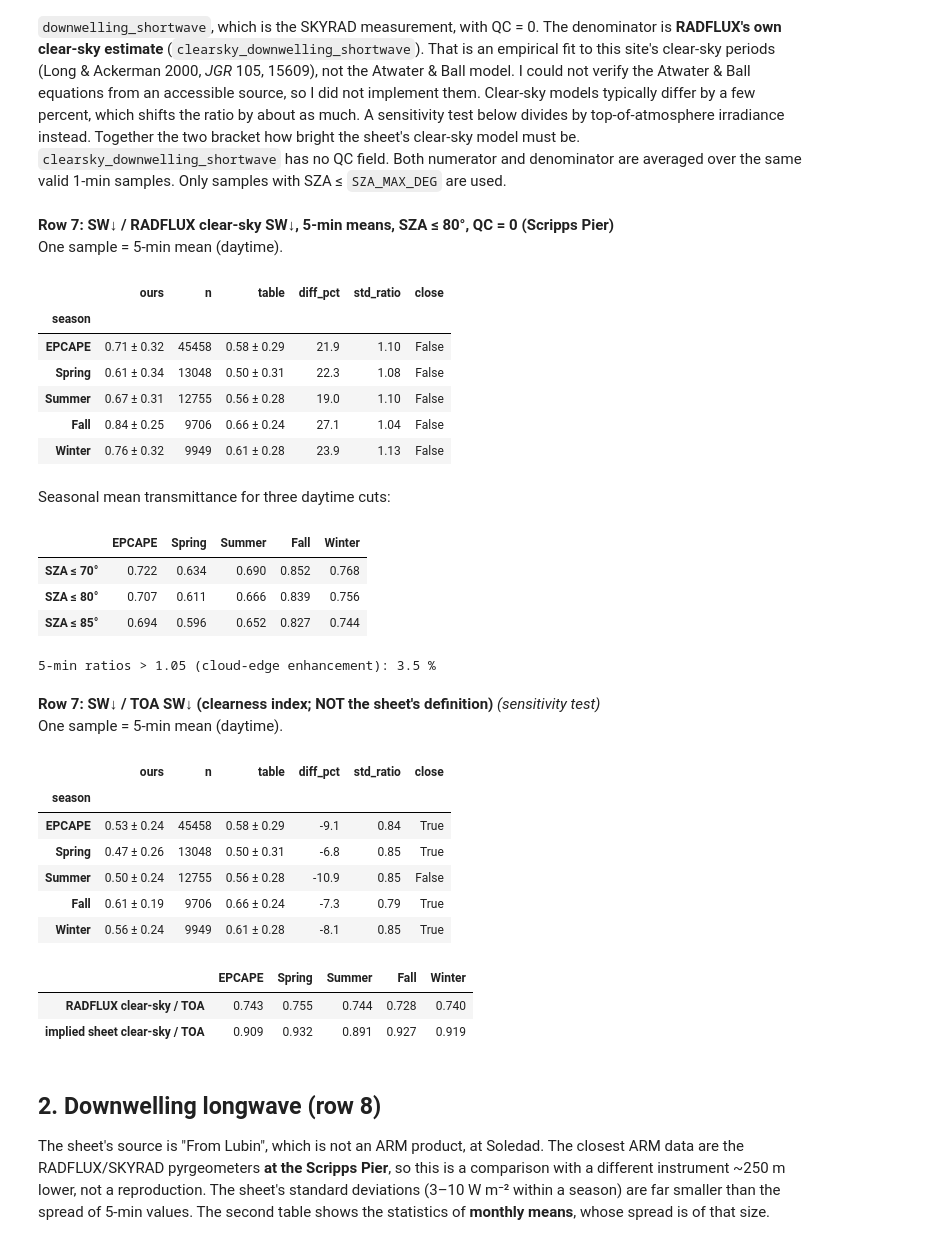
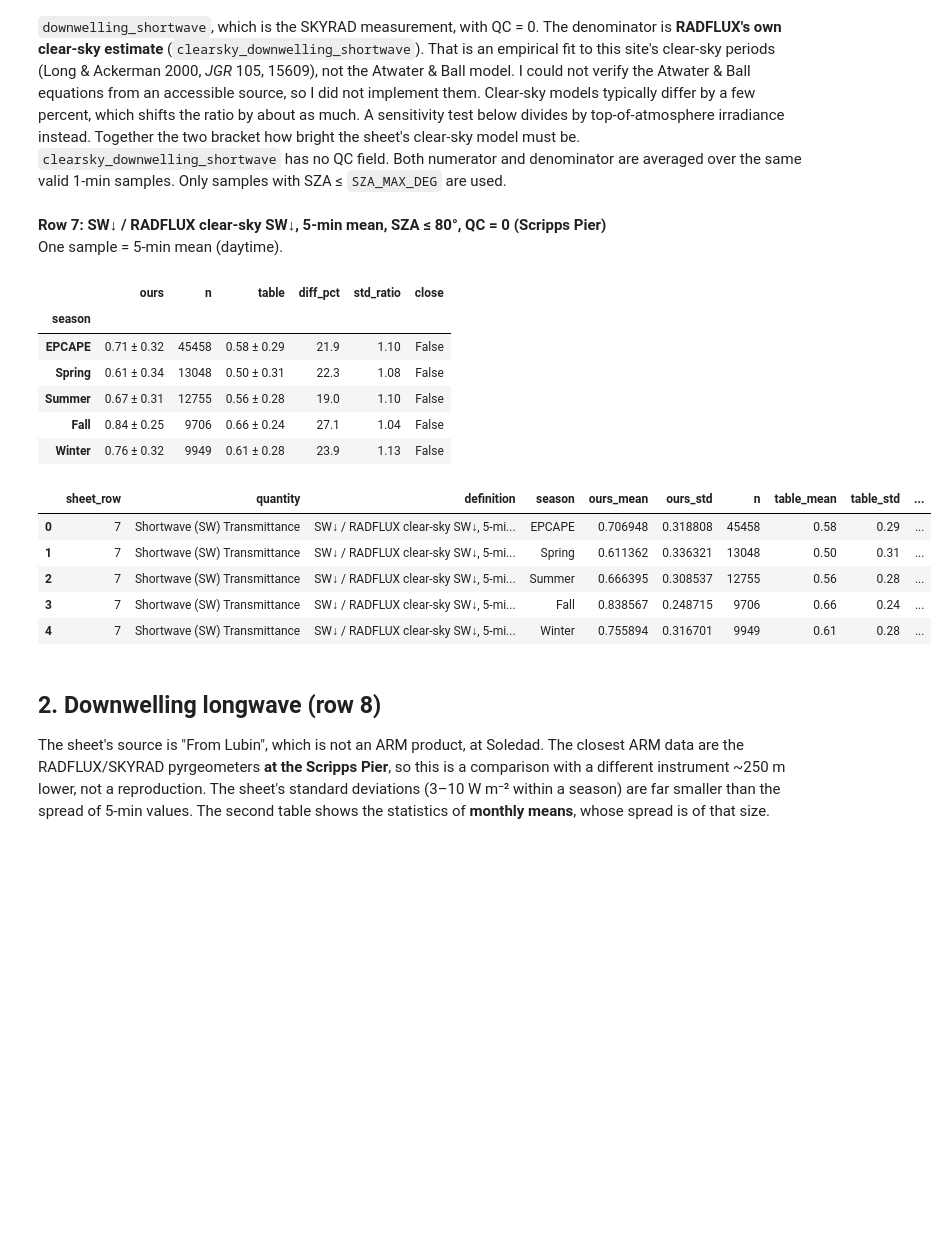
Before and after one commit to andrewjbuggee/Python-Research, a Jupyter notebook: EPCAPE/comparisons/seasonal_averages/check_seasonal_averages.ipynb, the cells around one changed output. Cells and saved outputs as stored; diff of their text form; code cells hidden in the pictures; blank space fills up the shorter version.

```diff
--- a/EPCAPE/comparisons/seasonal_averages/check_seasonal_averages.ipynb
+++ b/EPCAPE/comparisons/seasonal_averages/check_seasonal_averages.ipynb
@@ -75,7 +75,12 @@ git revision: cbf888f-dirty
 # %%
 # --- Settings: every choice that changes a number is set here ---------------
-TABLE_XLSX = Path(os.environ.get("EPCAPE_SEASONAL_TABLE", "~/Downloads/Table-EPCAPE_SeasonalAverages.xlsx")).expanduser()
-AVG_PERIOD = "5min"  # continuous series are averaged to this grid before statistics (Kavin: 5-min for SW)
+TABLE_XLSX = Path(os.environ.get("EPCAPE_SEASONAL_TABLE", "/Users/andrewbuggee/Documents/Scripps - UCSD/EPCAPE/Lynn's BAMS paper/Table-EPCAPE_SeasonalAverages.xlsx")).expanduser()
+# Averaging windows for the radiation rows, in MINUTES: any non-negative length (fractions allowed).
+# 0 = no further averaging: the statistics are over every RADFLUX value that passes QC = 0.
+# RADFLUX values are already 1-min means of 1-s SKYRAD samples, so 0 and 1 give the same result.
+AVG_WINDOW_SW_MIN = 5.0  # SW transmittance (Kavin: 5-min for SW)
+AVG_WINDOW_LW_MIN = 0  # downwelling LW (Kavin: 5-min for LW)
+AVG_PERIOD = "5min"  # LWP, cloud top, cloud base: averaging grid (pandas period string)
 SZA_MAX_DEG = 80.0  # SW transmittance: daytime = solar zenith angle <= 80 deg (ratio is noisy near the horizon)
 LOW_CLOUD_MAX_M = 3000.0  # "low cloud": top (KAZR) or base (ceilometer) <= 3 km, the EPCAPE Low Cloud Period bound
 LWP_CLOUDY_GM2 = 20.0  # cloudy-sky LWP sensitivity test: 5-min LWP >= 20 g m-2, i.e. above the
@@ -249,59 +253,48 @@ A sensitivity test below divides by top-of-atmosphere irradiance instead. Togeth
 `clearsky_downwelling_shortwave` has no QC field. Both numerator and denominator are averaged over the same valid 1-min samples. Only samples with SZA ≤ `SZA_MAX_DEG` are used.
 # %%
 rad = load_product("radflux_M1")
-sw_t, info = Q.sw_transmittance(rad, sza_max_deg=SZA_MAX_DEG, period=AVG_PERIOD)
+sw_t, info = Q.sw_transmittance(rad, sza_max_deg=SZA_MAX_DEG, window_min=AVG_WINDOW_SW_MIN)
 QC_INFO.extend(info["qc"])
-check(7, sw_t, f"SW↓ / RADFLUX clear-sky SW↓, 5-min means, SZA ≤ {SZA_MAX_DEG:g}°, QC = 0 (Scripps Pier)",
-      "5-min mean (daytime)")
+check(7, sw_t,
+      f"SW↓ / RADFLUX clear-sky SW↓, {Q.describe_window(AVG_WINDOW_SW_MIN)}, SZA ≤ {SZA_MAX_DEG:g}°, QC = 0 (Scripps Pier)",
+      f"{Q.describe_window(AVG_WINDOW_SW_MIN)} (daytime)")
 
 # How much does the daytime cut move the means?
-sens = {f"SZA ≤ {z}°": S.seasonal_stats(Q.sw_transmittance(rad, sza_max_deg=z, period=AVG_PERIOD)[0])["mean"]
-        for z in (70, 80, 85)}
-display(Markdown("Seasonal mean transmittance for three daytime cuts:"))
-display(pd.DataFrame(sens).T.round(3))
-# Clear-sky ratios scatter around 1.00, so only > 1.05 is counted as cloud-edge enhancement.
-print(f"5-min ratios > 1.05 (cloud-edge enhancement): {100 * (sw_t.dropna() > 1.05).mean():.1f} %")
+# sens = {f"SZA ≤ {z}°": S.seasonal_stats(Q.sw_transmittance(rad, sza_max_deg=z, window_min=AVG_WINDOW_SW_MIN)[0])["mean"]
+#         for z in (70, 80, 85)}
+# display(Markdown("Seasonal mean transmittance for three daytime cuts:"))
+# display(pd.DataFrame(sens).T.round(3))
+# # Clear-sky ratios scatter around 1.00, so only > 1.05 is counted as cloud-edge enhancement.
+# print(f"5-min ratios > 1.05 (cloud-edge enhancement): {100 * (sw_t.dropna() > 1.05).mean():.1f} %")
 
 # Bracketing the denominator: SW / top-of-atmosphere SW (clearness index). If the sheet's
 # numerator is the same SKYRAD measurement, sheet / clearness index = how bright Kavin's
 # clear-sky model is relative to TOA, to set next to RADFLUX's clear-sky / TOA.
-kt, _ = Q.sw_clearness_index(rad, sza_max_deg=SZA_MAX_DEG, period=AVG_PERIOD)
-kt_cmp = check(7, kt, "SW↓ / TOA SW↓ (clearness index; NOT the sheet's definition)", "5-min mean (daytime)",
-               primary=False)
-cs_over_toa = S.seasonal_stats(
-    Q.sw_clearness_index(rad.assign(downwelling_shortwave=rad["clearsky_downwelling_shortwave"]).drop_vars(
-        "qc_downwelling_shortwave", errors="ignore"), sza_max_deg=SZA_MAX_DEG, period=AVG_PERIOD)[0])["mean"]
-implied = kt_cmp.set_index("season")["ours_mean"] / kt_cmp.set_index("season")["table_mean"]
-display(pd.DataFrame({"RADFLUX clear-sky / TOA": cs_over_toa,
-                      "implied sheet clear-sky / TOA": implied}).T.round(3))
+# kt, _ = Q.sw_clearness_index(rad, sza_max_deg=SZA_MAX_DEG, window_min=AVG_WINDOW_SW_MIN)
+# kt_cmp = check(7, kt, "SW↓ / TOA SW↓ (clearness index; NOT the sheet's definition)", "5-min mean (daytime)",
+#                primary=False)
+# cs_over_toa = S.seasonal_stats(
+#     Q.sw_clearness_index(rad.assign(downwelling_shortwave=rad["clearsky_downwelling_shortwave"]).drop_vars(
+#         "qc_downwelling_shortwave", errors="ignore"), sza_max_deg=SZA_MAX_DEG, window_min=AVG_WINDOW_SW_MIN)[0])["mean"]
+# implied = kt_cmp.set_index("season")["ours_mean"] / kt_cmp.set_index("season")["table_mean"]
+# display(pd.DataFrame({"RADFLUX clear-sky / TOA": cs_over_toa,
+#                       "implied sheet clear-sky / TOA": implied}).T.round(3))
 # %% [output]
-**Row 7: SW↓ / RADFLUX clear-sky SW↓, 5-min means, SZA ≤ 80°, QC = 0 (Scripps Pier)**
+**Row 7: SW↓ / RADFLUX clear-sky SW↓, 5-min mean, SZA ≤ 80°, QC = 0 (Scripps Pier)**
 One sample = 5-min mean (daytime).
 |  | ours | n | table | diff_pct | std_ratio | close |
 | season |  |  |  |  |  |  |
 | EPCAPE | 0.71 ± 0.32 | 45458 | 0.58 ± 0.29 | 21.9 | 1.10 | False |
 | Spring | 0.61 ± 0.34 | 13048 | 0.50 ± 0.31 | 22.3 | 1.08 | False |
 | Summer | 0.67 ± 0.31 | 12755 | 0.56 ± 0.28 | 19.0 | 1.10 | False |
 | Fall | 0.84 ± 0.25 | 9706 | 0.66 ± 0.24 | 27.1 | 1.04 | False |
 | Winter | 0.76 ± 0.32 | 9949 | 0.61 ± 0.28 | 23.9 | 1.13 | False |
-Seasonal mean transmittance for three daytime cuts:
-|  | EPCAPE | Spring | Summer | Fall | Winter |
-| SZA ≤ 70° | 0.722 | 0.634 | 0.690 | 0.852 | 0.768 |
-| SZA ≤ 80° | 0.707 | 0.611 | 0.666 | 0.839 | 0.756 |
-| SZA ≤ 85° | 0.694 | 0.596 | 0.652 | 0.827 | 0.744 |
+|  | sheet_row | quantity | definition | season | ours_mean | ours_std | n | table_mean | table_std | ... |
+| 0 | 7 | Shortwave (SW) Transmittance | SW↓ / RADFLUX clear-sky SW↓, 5-mi... | EPCAPE | 0.706948 | 0.318808 | 45458 | 0.58 | 0.29 | ... |
+| 1 | 7 | Shortwave (SW) Transmittance | SW↓ / RADFLUX clear-sky SW↓, 5-mi... | Spring | 0.611362 | 0.336321 | 13048 | 0.50 | 0.31 | ... |
+| 2 | 7 | Shortwave (SW) Transmittance | SW↓ / RADFLUX clear-sky SW↓, 5-mi... | Summer | 0.666395 | 0.308537 | 12755 | 0.56 | 0.28 | ... |
+| 3 | 7 | Shortwave (SW) Transmittance | SW↓ / RADFLUX clear-sky SW↓, 5-mi... | Fall | 0.838567 | 0.248715 | 9706 | 0.66 | 0.24 | ... |
+| 4 | 7 | Shortwave (SW) Transmittance | SW↓ / RADFLUX clear-sky SW↓, 5-mi... | Winter | 0.755894 | 0.316701 | 9949 | 0.61 | 0.28 | ... |
-5-min ratios > 1.05 (cloud-edge enhancement): 3.5 %
-**Row 7: SW↓ / TOA SW↓ (clearness index; NOT the sheet's definition)**  *(sensitivity test)*
-One sample = 5-min mean (daytime).
-|  | ours | n | table | diff_pct | std_ratio | close |
-| season |  |  |  |  |  |  |
-| EPCAPE | 0.53 ± 0.24 | 45458 | 0.58 ± 0.29 | -9.1 | 0.84 | True |
-| Spring | 0.47 ± 0.26 | 13048 | 0.50 ± 0.31 | -6.8 | 0.85 | True |
-| Summer | 0.50 ± 0.24 | 12755 | 0.56 ± 0.28 | -10.9 | 0.85 | False |
-| Fall | 0.61 ± 0.19 | 9706 | 0.66 ± 0.24 | -7.3 | 0.79 | True |
-| Winter | 0.56 ± 0.24 | 9949 | 0.61 ± 0.28 | -8.1 | 0.85 | True |
-|  | EPCAPE | Spring | Summer | Fall | Winter |
-| RADFLUX clear-sky / TOA | 0.743 | 0.755 | 0.744 | 0.728 | 0.740 |
-| implied sheet clear-sky / TOA | 0.909 | 0.932 | 0.891 | 0.927 | 0.919 |
 # %% [markdown]
 ## 2. Downwelling longwave (row 8)
 
```
Also changed, not shown: parts of 3 cells of this notebook, 2 other files.
